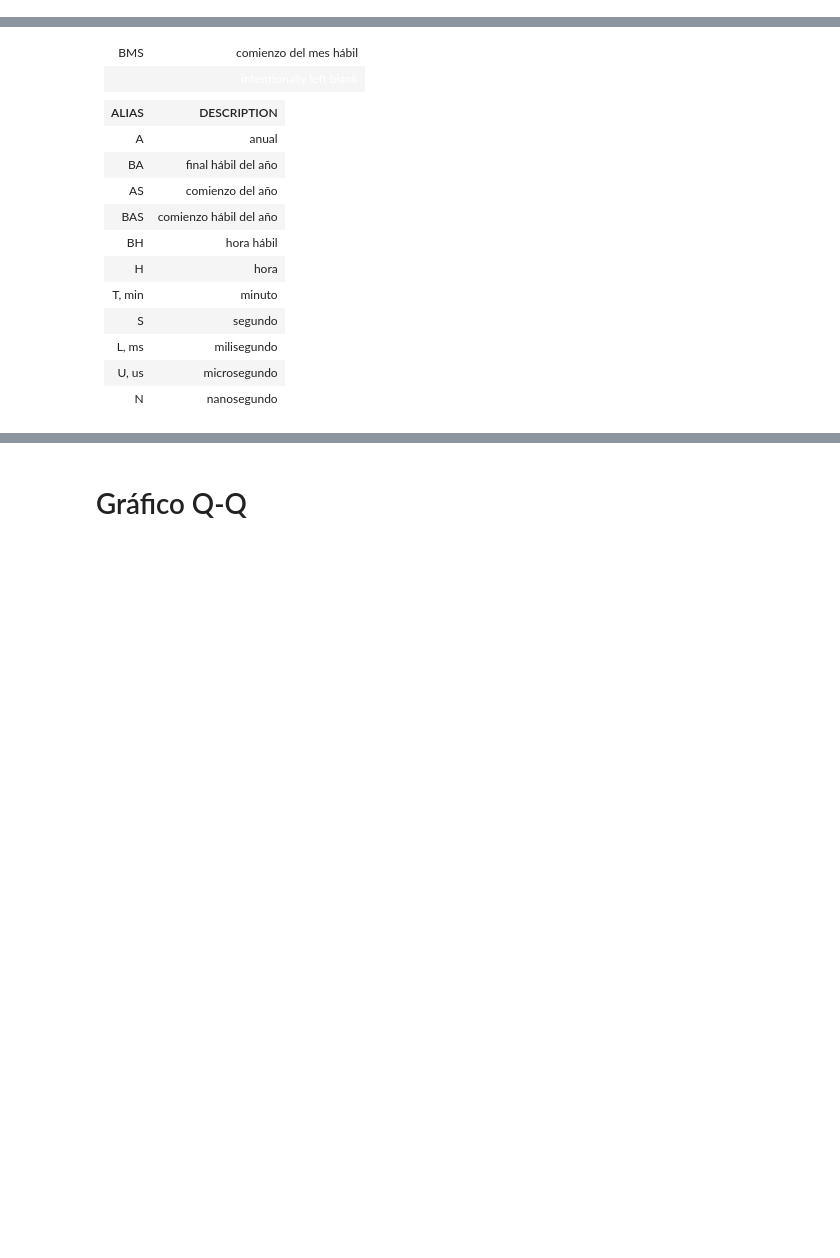
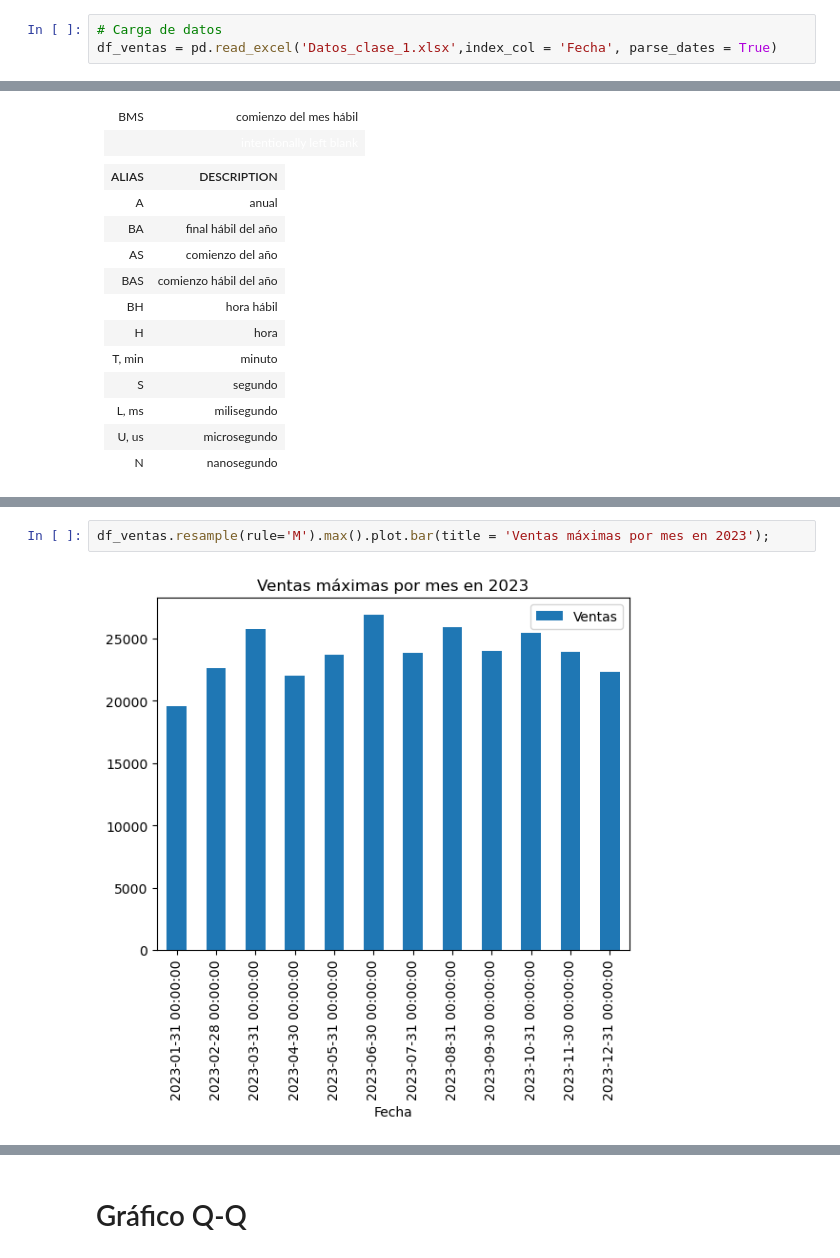
Before and after one commit to FIUBA-Posgrado-Inteligencia-Artificial/CEIA-AST, a Jupyter notebook: Clase 1/Clase 1 STIA-Copy1.ipynb, the cells around one changed output, grey strips where cells are left out. Saved outputs shown, nothing was run; the diff lists cells and outputs as text; blank space fills up the shorter version.

Commit message:
Clase 2 2024-08-29

```diff
--- a/Clase 1/Clase 1 STIA-Copy1.ipynb
+++ b/Clase 1/Clase 1 STIA-Copy1.ipynb
@@ -39,2 +208,5 @@ algunos de ellos son:
 # %% [markdown]
 # Agregación o remuestreo
+# %%
+# Carga de datos
+df_ventas = pd.read_excel('Datos_clase_1.xlsx',index_col = 'Fecha', parse_dates = True)
@@ -73,0 +273,4 @@ El parámetro **rule** describe la frequencia con la que se aplica la función d
+# %%
+df_ventas.resample(rule='M').max().plot.bar(title = 'Ventas máximas por mes en 2023');
+# %% [output]
+[figure, added]
```
Also changed, not shown: parts of 46 cells of this notebook, 5 other files.
